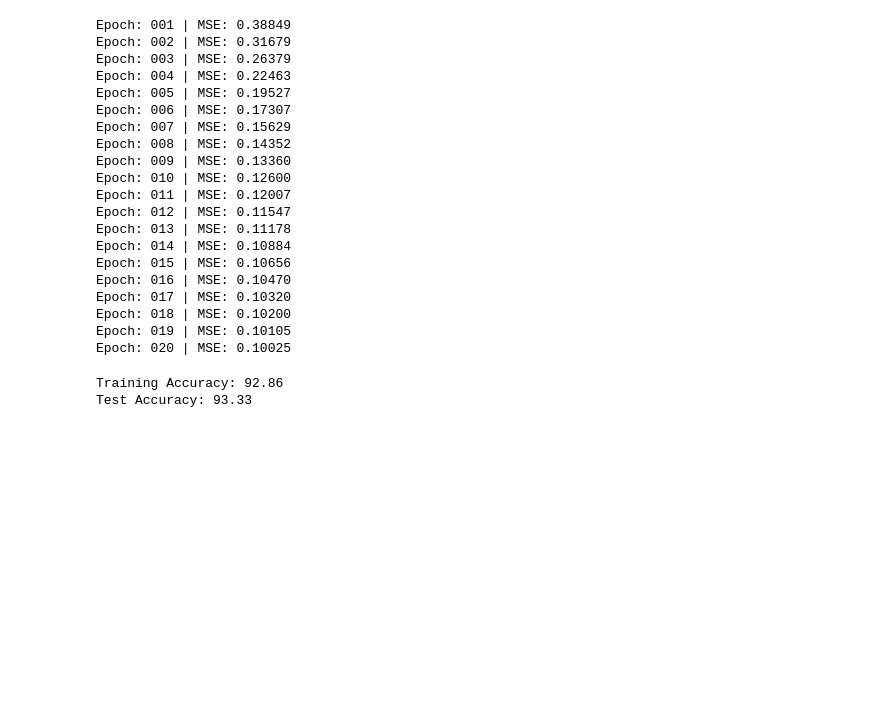
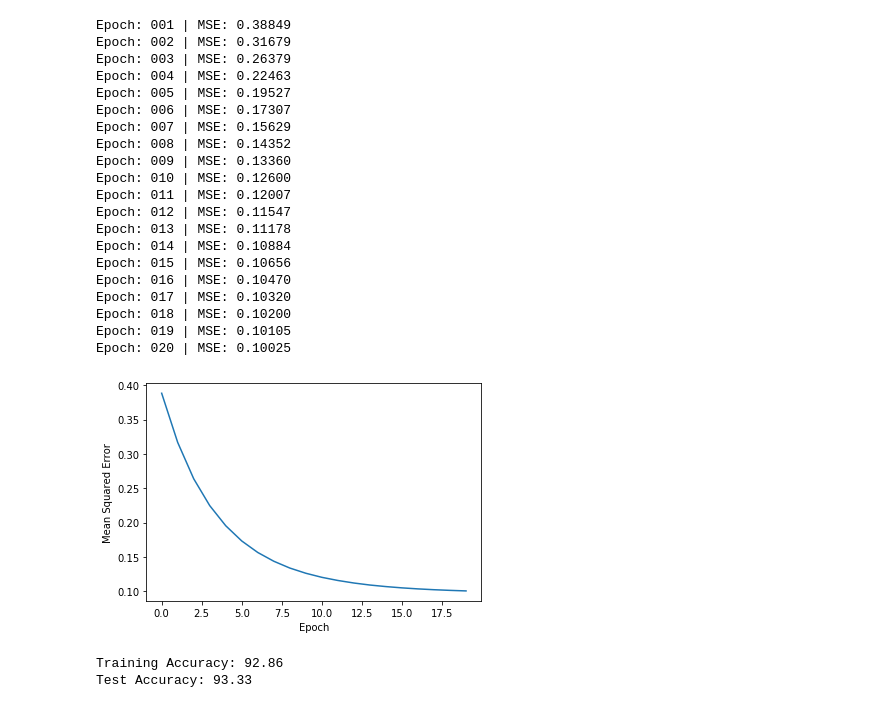
Before and after one commit to rasbt/stat453-deep-learning-ss20, a Jupyter notebook: L06-pytorch/code/adaline-with-autograd.ipynb, the cells around one changed output. Cells and saved outputs as stored; diff of their text form; code cells hidden in the pictures; blank space fills up the shorter version.

```diff
--- a/L06-pytorch/code/adaline-with-autograd.ipynb
+++ b/L06-pytorch/code/adaline-with-autograd.ipynb
@@ -85,18 +85,19 @@ class Adaline1():
 
     def backward(self, x, yhat, y):
 
-        grad_loss_yhat = y - yhat
+        grad_loss_yhat = 2*(y - yhat)
 
-        grad_yhat_weight = x
-        grad_yhat_bias = 1.
+        grad_yhat_weights = -x
+        grad_yhat_bias = -1.
 
         # Chain rule: inner times outer
-        grad_loss_weight = 2* -torch.mm(grad_yhat_weight.t(),
-                                      grad_loss_yhat.view(-1, 1)) / y.size(0)
+        grad_loss_weights =  torch.mm(grad_yhat_weights.t(),
+                                         grad_loss_yhat.view(-1, 1)) / y.size(0)
 
-        grad_loss_bias = 2* -torch.sum(grad_yhat_bias*grad_loss_yhat) / y.size(0)
+        grad_loss_bias = torch.sum(grad_yhat_bias*grad_loss_yhat) / y.size(0)
 
-        return (-1)*grad_loss_weight, (-1)*grad_loss_bias
+        # return negative gradient
+        return (-1)*grad_loss_weights, (-1)*grad_loss_bias
 
 
 
@@ -430,6 +431,13 @@ Epoch: 017 | MSE: 0.10320
 Epoch: 018 | MSE: 0.10200
 Epoch: 019 | MSE: 0.10105
 Epoch: 020 | MSE: 0.10025
+# %%
+plt.plot(range(len(cost)), cost)
+plt.ylabel('Mean Squared Error')
+plt.xlabel('Epoch')
+plt.show()
+# %% [output]
+[figure, added]
 # %%
 ones = torch.ones(y_train.size())
 zeros = torch.zeros(y_train.size())
```
Also changed, not shown: parts of 1 cell of this notebook, 2 other files.
